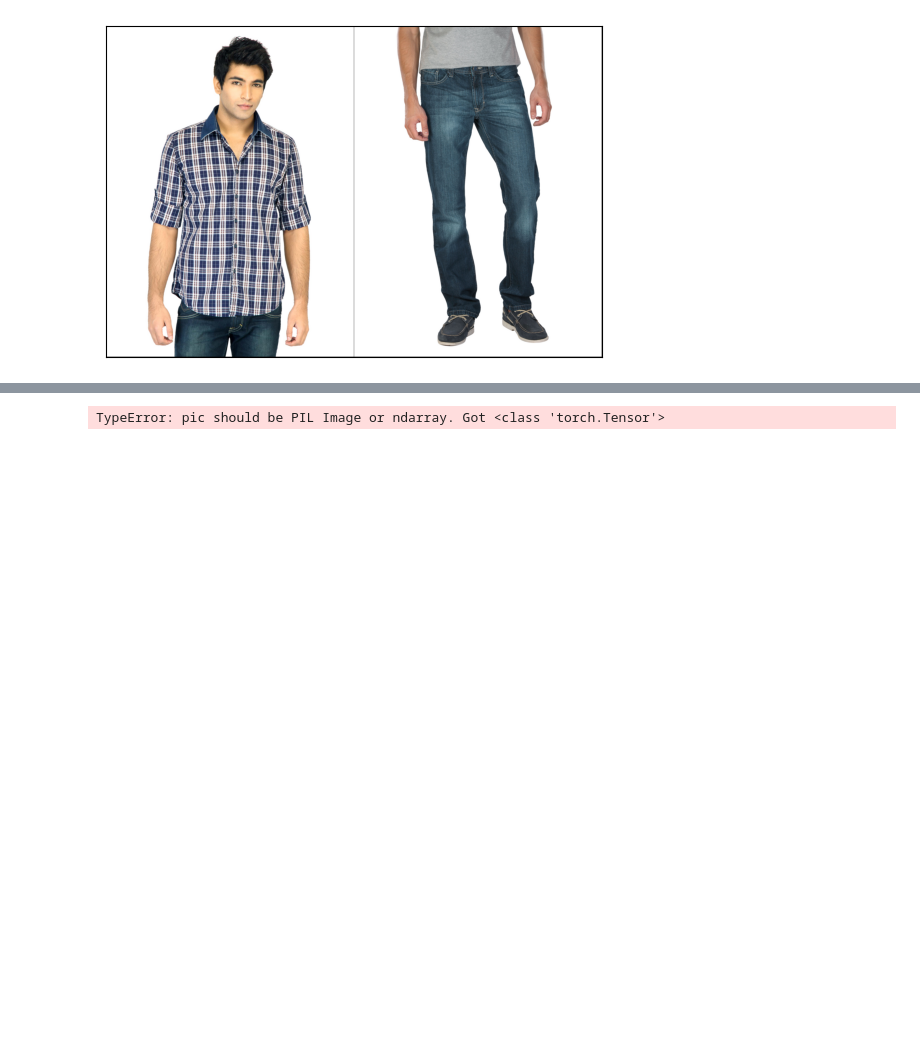
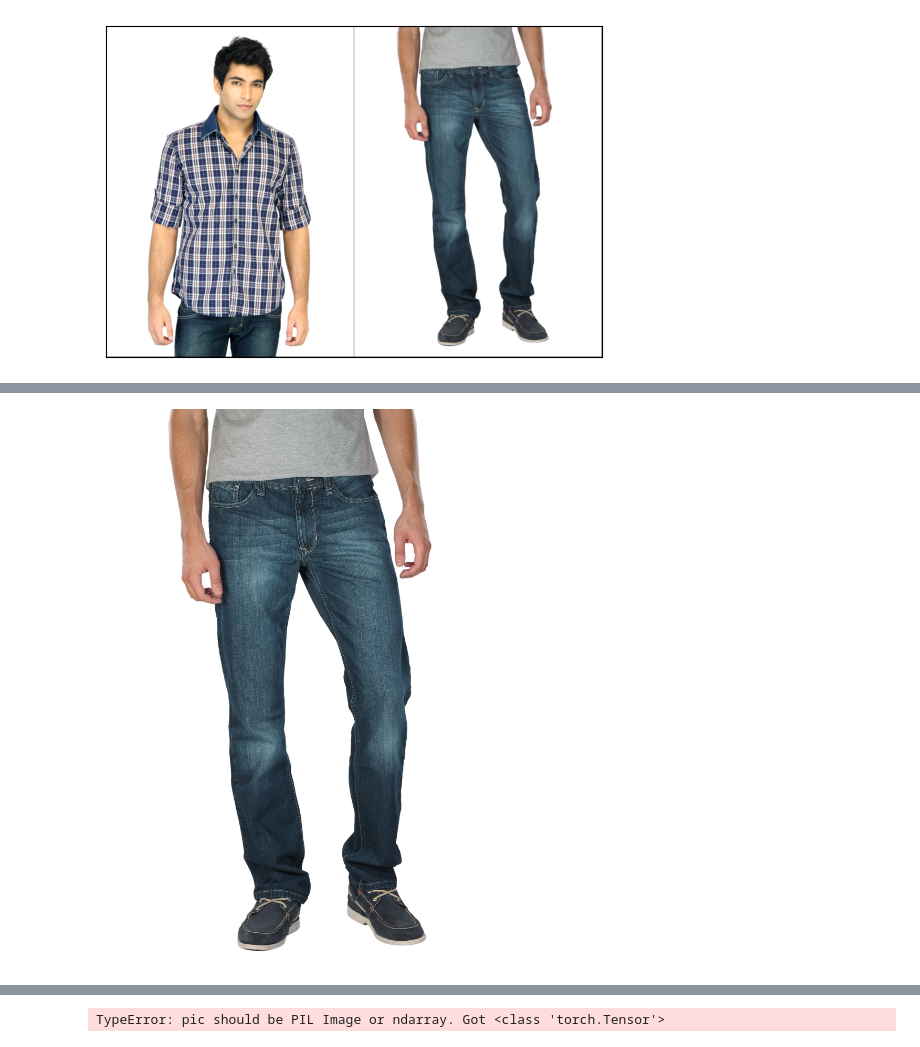
Before and after one commit to jamesdvance/MatchMyLook, a Jupyter notebook: notebook/1_prototype_embeddings.ipynb, the cells around one changed output, grey strips where cells are left out. Cells and saved outputs as stored; diff of their text form; code cells hidden in the pictures; blank space fills up the shorter version.

Commit message:
fixed image size in embeddings notebook

```diff
--- a/notebook/1_prototype_embeddings.ipynb
+++ b/notebook/1_prototype_embeddings.ipynb
@@ -113,0 +142,8 @@ import os
+# %%
+#display(Image.open(data_dir+"images/"+"39386.jpg").show())
+
+from IPython.display import display
+from IPython.display import Image as ipyImage
+display(ipyImage(filename=data_dir+"images/"+"39386.jpg"))
+# %% [output]
+[figure, added]
```
Also changed, not shown: parts of 31 cells of this notebook, 3 other files.
